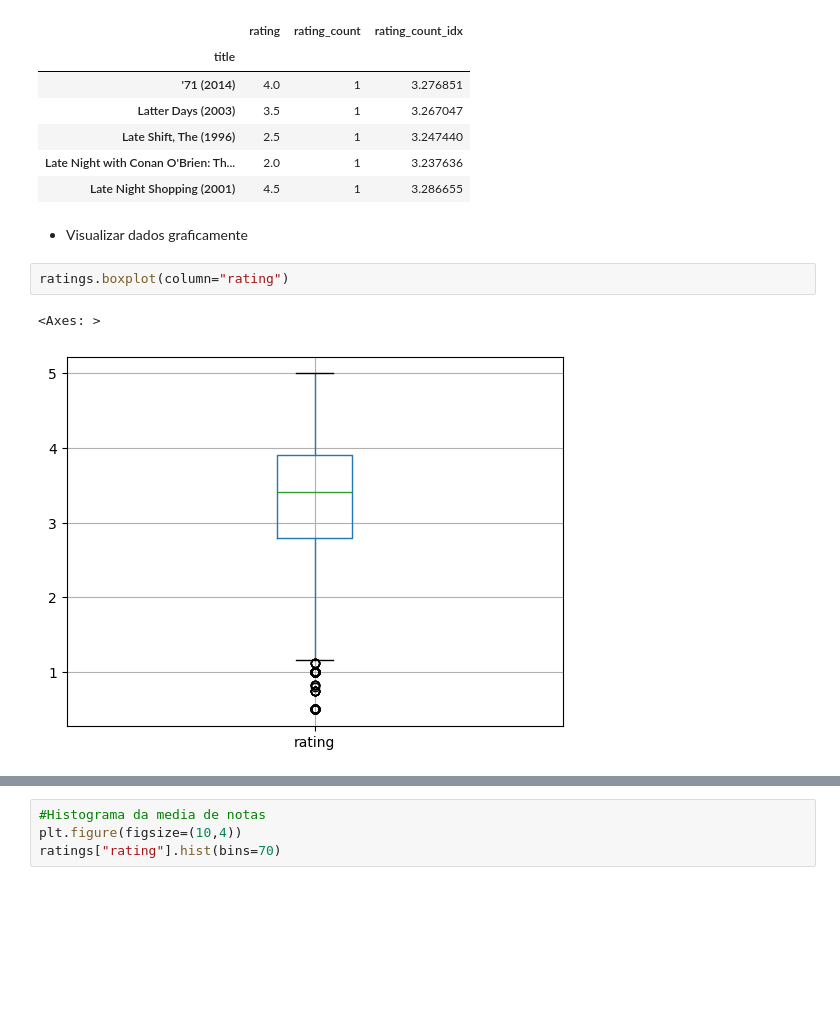
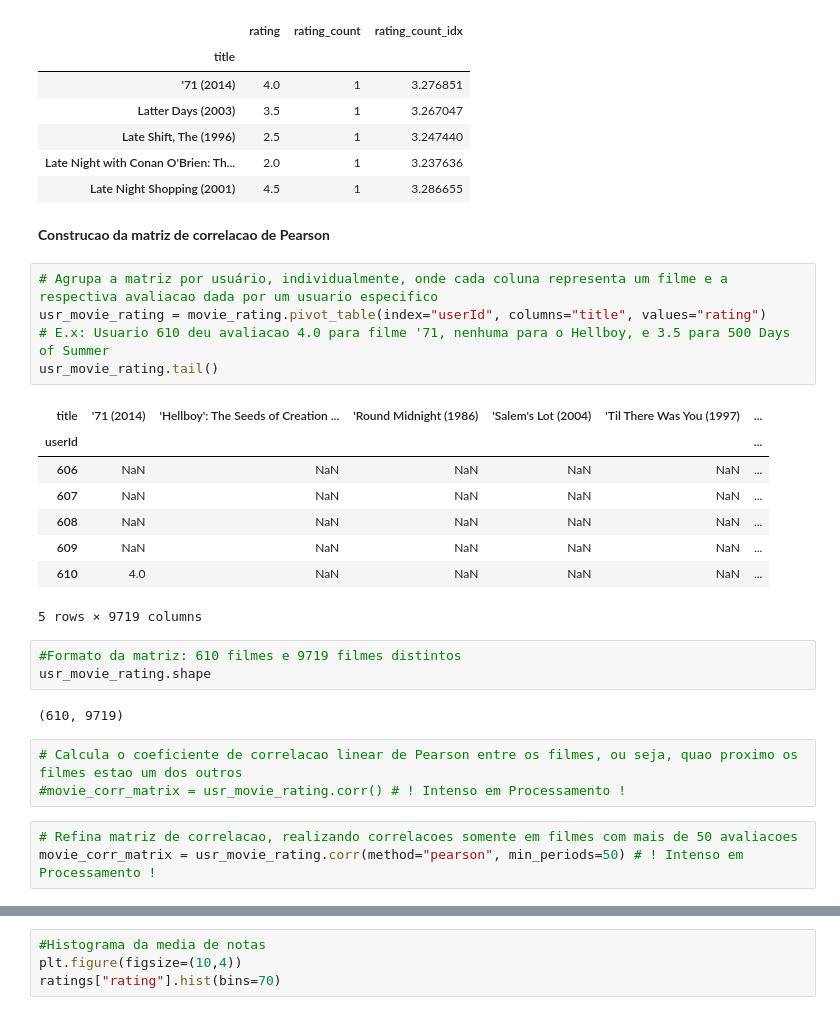
Before and after one commit to iruampr/DataAnalysis, a Jupyter notebook: Sistema_de_Recomendacao.ipynb, the cells around one changed output, grey strips where cells are left out. Cells and saved outputs as stored; diff of their text form; blank space fills up the shorter version.

Commit message:
Filtragem de filmes implementada

```diff
--- a/Sistema_de_Recomendacao.ipynb
+++ b/Sistema_de_Recomendacao.ipynb
@@ -119,10 +121,30 @@ ratings.sort_values("rating_count", ascending=True).head()
 | Late Shift, The (1996) | 2.5 | 1 | 3.247440 |
 | Late Night with Conan O'Brien: Th... | 2.0 | 1 | 3.237636 |
 | Late Night Shopping (2001) | 4.5 | 1 | 3.286655 |
-# %% [markdown]
-* Visualizar dados graficamente
-# %%
-ratings.boxplot(column="rating")
-# %% [output]
-<Axes: >
-[figure, removed]
+# %% [markdown]
+**Construcao da matriz de correlacao de Pearson**
+# %%
+# Agrupa a matriz por usuário, individualmente, onde cada coluna representa um filme e a respectiva avaliacao dada por um usuario especifico
+usr_movie_rating = movie_rating.pivot_table(index="userId", columns="title", values="rating")
+# E.x: Usuario 610 deu avaliacao 4.0 para filme '71, nenhuma para o Hellboy, e 3.5 para 500 Days of Summer
+usr_movie_rating.tail()
+# %% [output]
+| title | '71 (2014) | 'Hellboy': The Seeds of Creation ... | 'Round Midnight (1986) | 'Salem's Lot (2004) | 'Til There Was You (1997) | ... |
+| userId |  |  |  |  |  | ... |
+| 606 | NaN | NaN | NaN | NaN | NaN | ... |
+| 607 | NaN | NaN | NaN | NaN | NaN | ... |
+| 608 | NaN | NaN | NaN | NaN | NaN | ... |
+| 609 | NaN | NaN | NaN | NaN | NaN | ... |
+| 610 | 4.0 | NaN | NaN | NaN | NaN | ... |
+5 rows × 9719 columns
+# %%
+#Formato da matriz: 610 filmes e 9719 filmes distintos
+usr_movie_rating.shape
+# %% [output]
+(610, 9719)
+# %%
+# Calcula o coeficiente de correlacao linear de Pearson entre os filmes, ou seja, quao proximo os filmes estao um dos outros
+#movie_corr_matrix = usr_movie_rating.corr() # ! Intenso em Processamento !
+# %%
+# Refina matriz de correlacao, realizando correlacoes somente em filmes com mais de 50 avaliacoes
+movie_corr_matrix = usr_movie_rating.corr(method="pearson", min_periods=50) # ! Intenso em Processamento !
```
Also changed, not shown: parts of 15 cells of this notebook.
